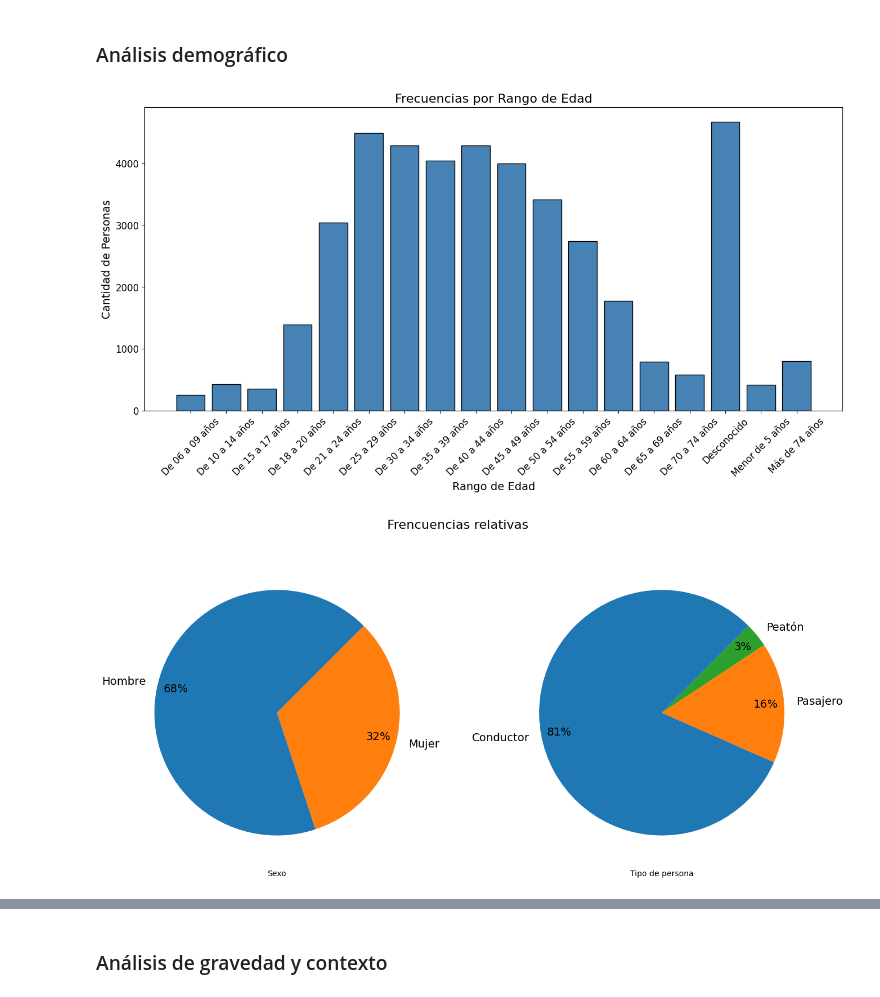
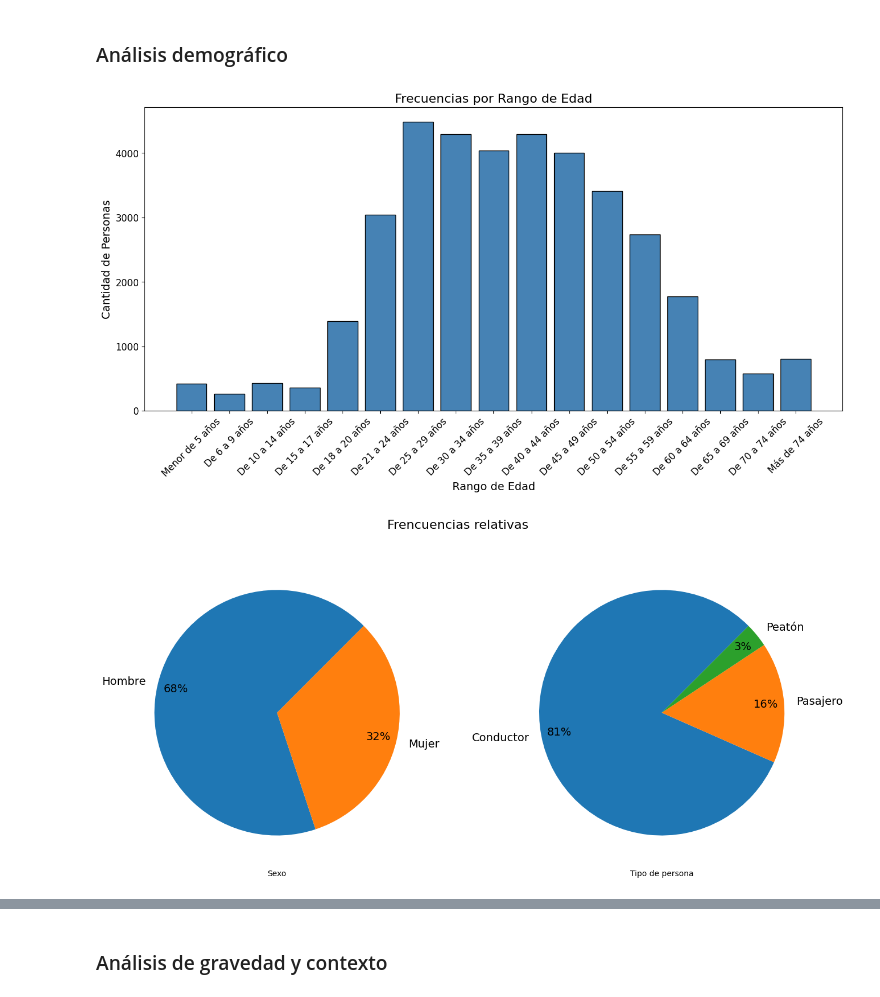
Before and after one commit to AQuindimil/DS-Online_AQR, a Jupyter notebook: Project_Break_I_EDA/EDA_Accidentes_2021.ipynb, the cells around one changed output, grey strips where cells are left out. Drawn from its saved outputs; the diff is of its cells as text; code cells hidden in the pictures.

```diff
--- a/Project_Break_I_EDA/EDA_Accidentes_2021.ipynb
+++ b/Project_Break_I_EDA/EDA_Accidentes_2021.ipynb
@@ -177,21 +240,24 @@ df_21.head(5)
 # %%
 #TRATAMOS LOS NULOS
 
-# 1. Estado meteorlogico
-df_21['estado_meteorológico'] = df_21['estado_meteorológico'].fillna('No consta')
-# 2. TIPO VEHÍCULO
+# 1. ESTADO METEOROLÓGICO
+df_21['estado_meteorológico'] = df_21['estado_meteorológico'].fillna("Se desconoce")
+
+
+# 2. TIPO PERSONA Y VEHÍCULO
+
 mask_no_aplica = df_21['tipo_persona'].str.lower().isin(['peatón', 'testigo'])
 # Peatón y testigo → No aplica
-df_21.loc[ mask_no_aplica & df_21['tipo_vehiculo'].isna(), 'tipo_vehiculo' ] = 'No aplica'
-# El resto de nulos → No consta
 df_21['tipo_vehiculo'] = df_21['tipo_vehiculo'].fillna('No consta')
+df_21.loc[mask_no_aplica & df_21['tipo_vehiculo'].isna(), 'tipo_vehiculo' ] = 'No aplica'
+
 # 3. LESIVIDAD (ORDINAL)
 df_21['cod_lesividad'] = df_21['cod_lesividad'].fillna(14)
 df_21['lesividad'] = df_21['lesividad'].fillna('Sin asistencia sanitaria')
 
 # 4. ALCOHOL Y DROGAS
-
 df_21['positiva_alcohol'] = df_21['positiva_alcohol'].fillna('No consta')
 df_21['positiva_droga'] = df_21['positiva_droga'].fillna('No consta')
+
 #5. Quedan 37 nulos, los eliminamos (41783 ---> 41762 registros)
 df_21=df_21.dropna()
@@ -234,11 +331,11 @@ df_21["rango_edad"]=df_21.rango_edad.replace({
 # %%
-# 7. CONVERTIR A CATEGORY (DESPUÉS DE IMPUTAR)
-cols_category = [ 'estado_meteorológico',
+# 7. CONVERTIR A CATEGORY (DESPUÉS DE IMPUTAR). Está ordenado
+cols_category = ['cod_distrito',
+                 'distrito',
+                 'tipo_accidente',
+                 'estado_meteorológico',
                  'tipo_vehiculo',
                  'tipo_persona',
-                 'tipo_accidente',
-                 'distrito',
-                 'cod_distrito',
                  'rango_edad',
                  'sexo',
                  'cod_lesividad',
@@ -602,33 +660,53 @@ plt.show()
 ### Análisis demográfico
 # %%
 #Sintaxis de python
+# 3. Orden correcto de rangos de edad
+orden_edad = [
+    "Menor de 5 años",
+    "De 6 a 9 años",
+    "De 10 a 14 años",
+    "De 15 a 17 años",
+    "De 18 a 20 años",
+    "De 21 a 24 años",
+    "De 25 a 29 años",
+    "De 30 a 34 años",
+    "De 35 a 39 años",
+    "De 40 a 44 años",
+    "De 45 a 49 años",
+    "De 50 a 54 años",
+    "De 55 a 59 años",
+    "De 60 a 64 años",
+    "De 65 a 69 años",
+    "De 70 a 74 años",
+    "Más de 74 años"
+]
 edades=df_21.rango_edad.value_counts().sort_index()
 fig2=plt.figure(figsize=(16,7))
 plt.bar(edades.index, edades, color="steelblue", edgecolor="black")
 plt.title("Frecuencias por Rango de Edad", fontsize=16)
 plt.xlabel("Rango de Edad", fontsize=14)
 plt.ylabel("Cantidad de Personas", fontsize=14)
 plt.xticks(fontsize=12, rotation=45) # Rotación por si los nombres son largos
 plt.yticks(fontsize=12);
 
 fig3, axs=plt.subplots(1, 2, figsize=(16, 7))
 pie_kwargs = {
     'autopct': '%1.0f%%',
     'startangle': 45,
     'textprops': {'fontsize': 14}, # Aumenta tamaño de letra (porcentajes y etiquetas)
     'pctdistance': 0.85,           # Posición de los porcentajes (0=centro, 1=borde)
     'labeldistance': 1.1           # Posición de los nombres (1.1 está justo afuera)
 }
 fig3.suptitle("Frencuencias relativas", fontsize=16)
 axs[0].set_xlabel("Sexo")
 sexo_counts= df_21.sexo.value_counts(normalize=True).drop("Desconocido", errors='ignore')
 axs[0].pie(sexo_counts,
            labels=sexo_counts.index,**pie_kwargs)
 axs[1].set_xlabel("Tipo de persona")
 axs[1].pie(df_21.tipo_persona.value_counts(normalize=True)*100,
            labels=df_21.tipo_persona.value_counts().index,**pie_kwargs);
 # %% [output]
-[figure, old version]
+[figure, new version]
 [figure]
 # %%
 range(len(edades))
```
Also changed, not shown: parts of 27 cells of this notebook, 2 other files.
